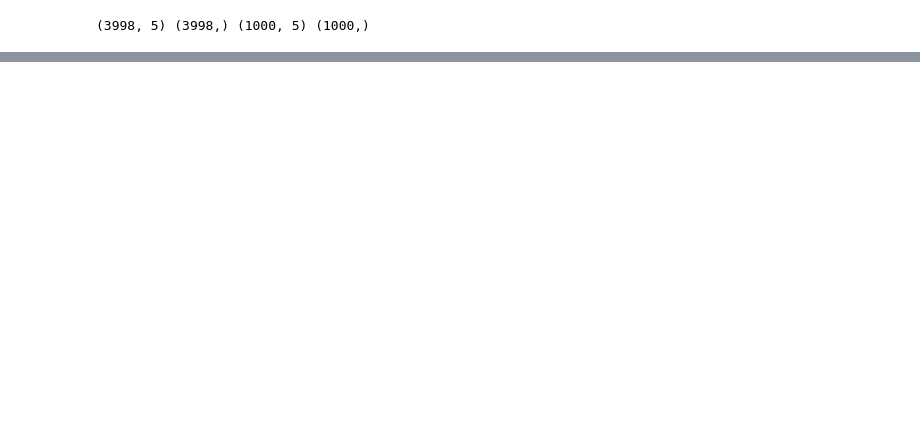
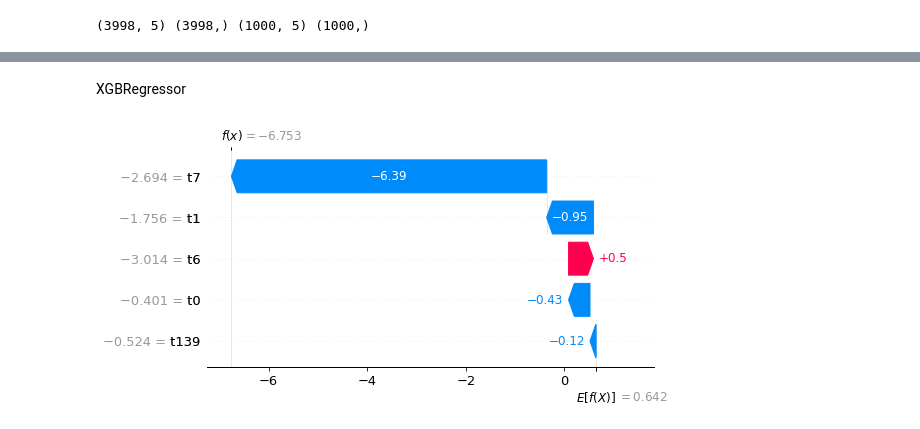
Before and after one commit to azarbarzin/Springboard, a Jupyter notebook: Capstone Project 2/Notebooks/05_modeling.ipynb, the cells around one changed output, grey strips where cells are left out. Drawn from its saved outputs; the diff is of its cells as text; code cells hidden in the pictures; blank space fills up the shorter version.

```diff
--- a/Capstone Project 2/Notebooks/05_modeling.ipynb
+++ b/Capstone Project 2/Notebooks/05_modeling.ipynb
@@ -292,0 +309,9 @@ df_results
+# %%
+
+m = LogisticRegression(C=0.1, penalty='l2', solver='liblinear')
+# m.fit(X, y)
+# # The estimated coefficients will all be around 1:
+# print(m.coef_)
+
+m.fit(X / np.std(X, 0), y)
+print(m.coef_)
@@ -292,0 +339,16 @@ df_results
+# %% [markdown]
+XGBRegressor
+# %%
+import shap
+
+model = XGBClassifier().fit(X, y)
+
+# explain the model's predictions using SHAP
+# (same syntax works for LightGBM, CatBoost, scikit-learn, transformers, Spark, etc.)
+explainer = shap.Explainer(model)
+shap_values = explainer(X)
+
+# visualize the first prediction's explanation
+shap.plots.waterfall(shap_values[0])
+# %% [output]
+[figure, added]
```
Also changed, not shown: parts of 11 cells of this notebook, 2 other files.
